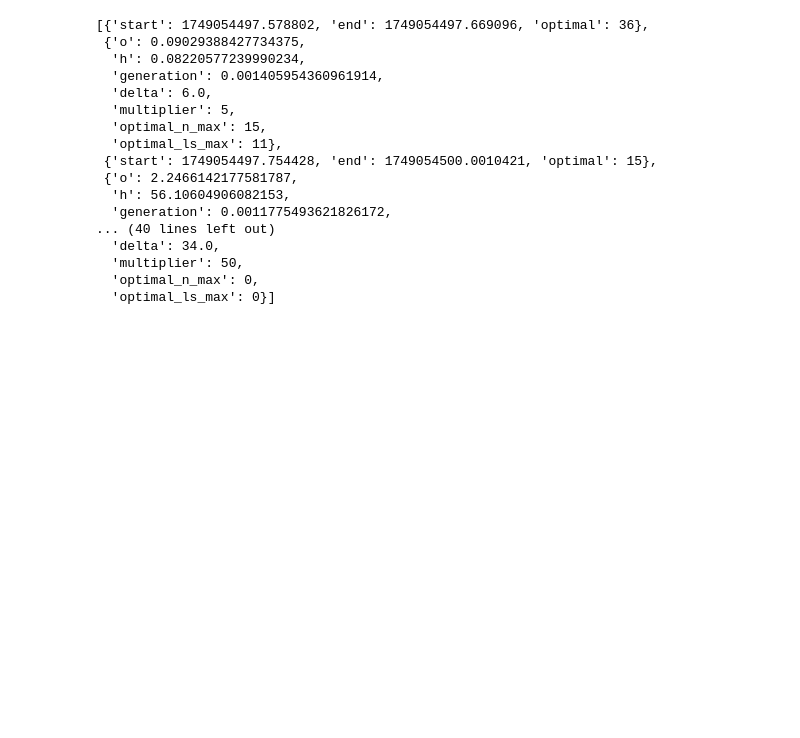
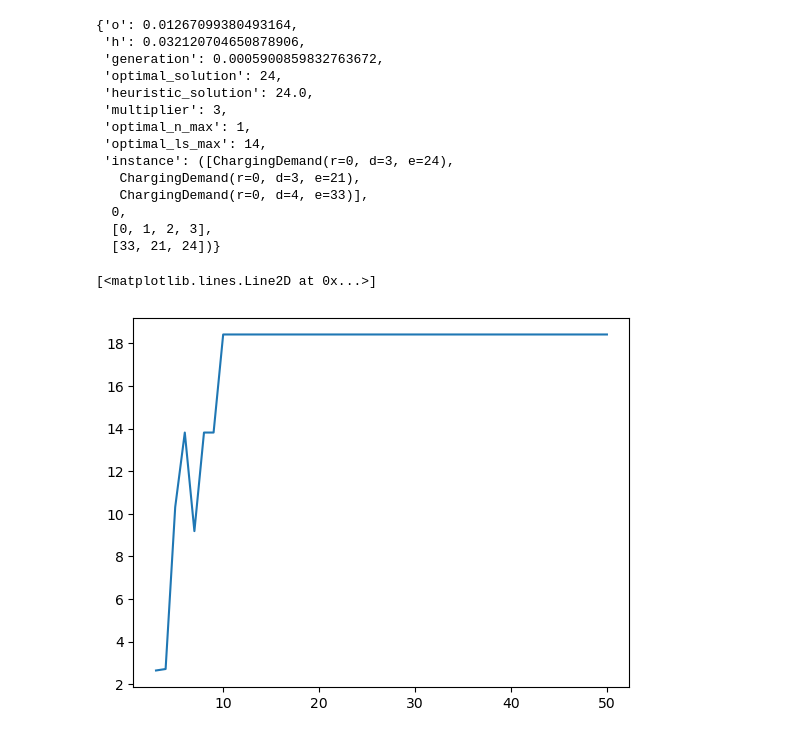
Before and after one commit to albertoZurini/math-optim-proj, a Jupyter notebook: print.ipynb, the cells around one changed output. Drawn from its saved outputs; the diff is of its cells as text; code cells hidden in the pictures; blank space fills up the shorter version.

```diff
--- a/print.ipynb
+++ b/print.ipynb
@@ -4,22 +15,36 @@ import pickle
 with open("times.pkl", "rb") as f:
     times = pickle.load(f)
 # %%
-times
+times[0]
 # %% [output]
-[{'start': 1749054497.578802, 'end': 1749054497.669096, 'optimal': 36},
- {'o': 0.09029388427734375,
-  'h': 0.08220577239990234,
-  'generation': 0.001405954360961914,
-  'delta': 6.0,
-  'multiplier': 5,
-  'optimal_n_max': 15,
-  'optimal_ls_max': 11},
- {'start': 1749054497.754428, 'end': 1749054500.0010421, 'optimal': 15},
- {'o': 2.2466142177581787,
-  'h': 56.10604906082153,
-  'generation': 0.0011775493621826172,
-... (40 lines left out)
-  'delta': 34.0,
-  'multiplier': 50,
-  'optimal_n_max': 0,
-  'optimal_ls_max': 0}]
+{'o': 0.01267099380493164,
+ 'h': 0.032120704650878906,
+ 'generation': 0.0005900859832763672,
+ 'optimal_solution': 24,
+ 'heuristic_solution': 24.0,
+ 'multiplier': 3,
+ 'optimal_n_max': 1,
+ 'optimal_ls_max': 14,
+ 'instance': ([ChargingDemand(r=0, d=3, e=24),
+   ChargingDemand(r=0, d=3, e=21),
+   ChargingDemand(r=0, d=4, e=33)],
+  0,
+  [0, 1, 2, 3],
+  [33, 21, 24])}
+# %%
+# Heuristic iterations
+
+x = []
+y = []
+
+for p in times:
+    x.append(p["multiplier"])
+    y.append(p["optimal_n_max"] * p["optimal_ls_max"])
+
+x = np.array(x)
+y = np.array(y)
+# %%
+plt.plot(x, np.log(y))
+# %% [output]
+[<matplotlib.lines.Line2D at 0x...>]
+[figure, added]
```
Also changed, not shown: parts of 7 cells of this notebook, 4 other files.
